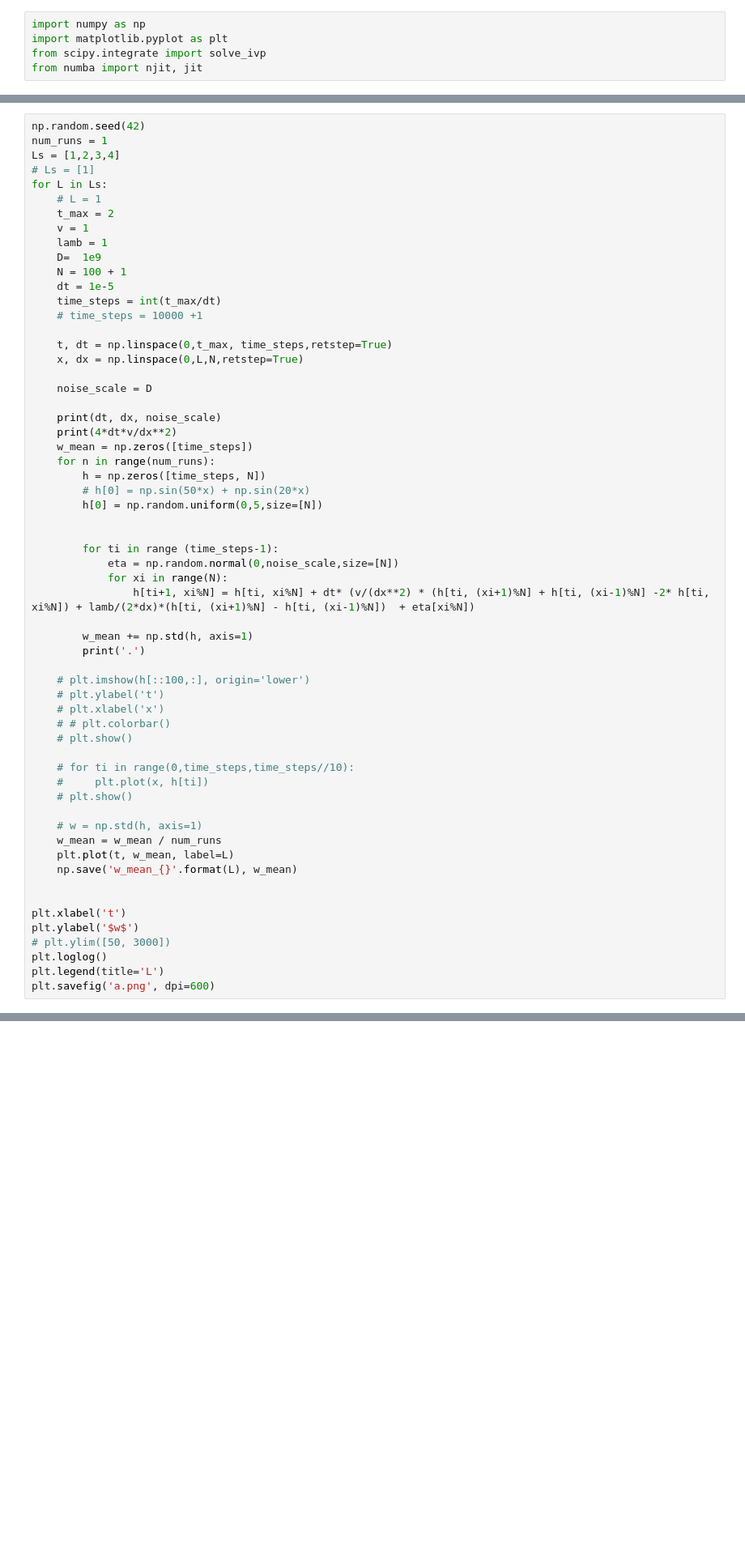
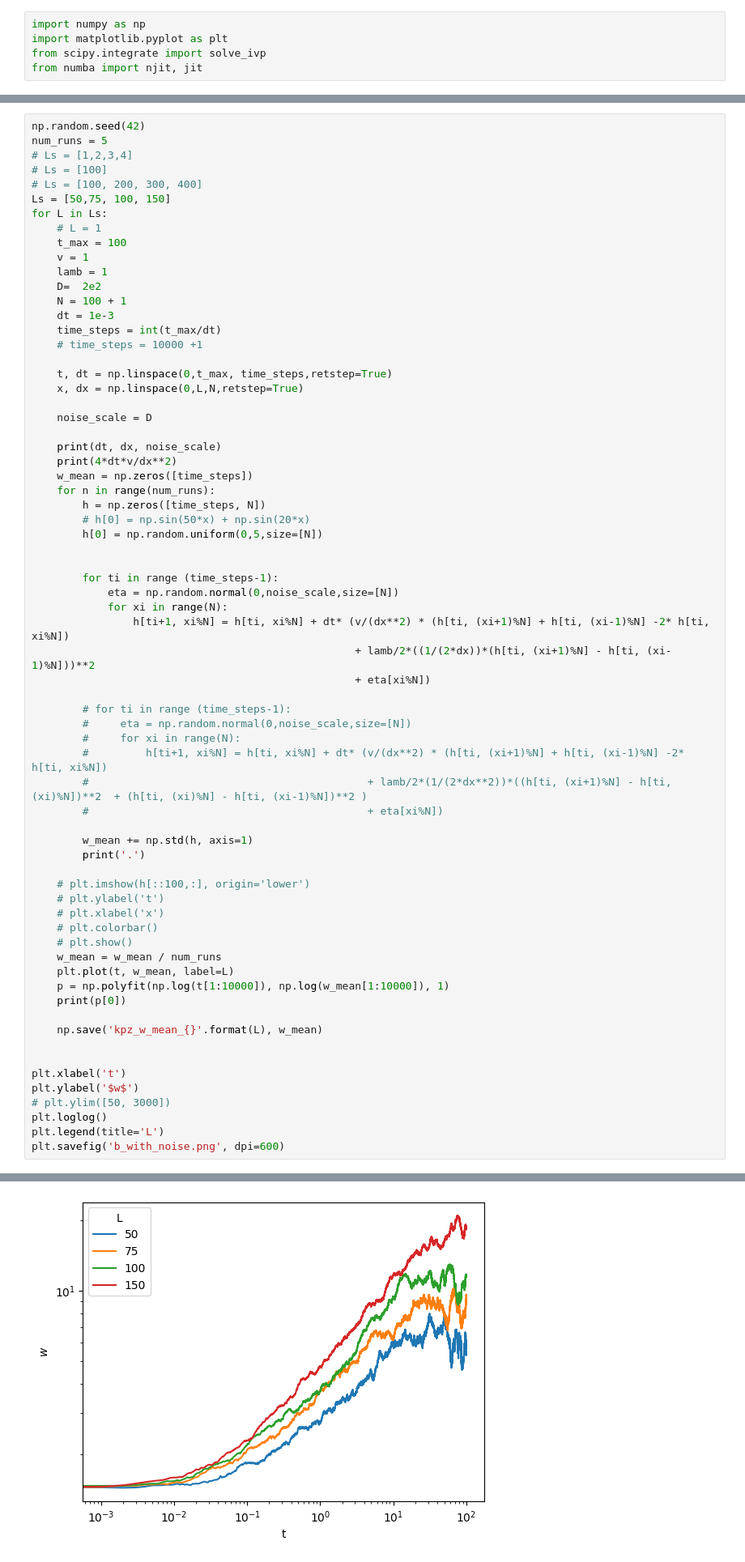
Before and after one commit to PaulJungnickel/SoftActiveMatter, a Jupyter notebook: week6/Sheet12.ipynb, the cells around one changed output, grey strips where cells are left out. Shown at 81% size. Drawn from its saved outputs; the diff is of its cells as text; blank space fills up the shorter version.

```diff
--- a/week6/Sheet12.ipynb
+++ b/week6/Sheet12.ipynb
@@ -117,16 +197,18 @@ plt.savefig('a.png', dpi=600)
 # %%
 np.random.seed(42)
-num_runs = 1
-Ls = [1,2,3,4]
-# Ls = [1]
+num_runs = 5
+# Ls = [1,2,3,4]
+# Ls = [100]
+# Ls = [100, 200, 300, 400]
+Ls = [50,75, 100, 150]
 for L in Ls:
     # L = 1
-    t_max = 2
+    t_max = 100
     v = 1
     lamb = 1
-    D=  1e9
+    D=  2e2
     N = 100 + 1
-    dt = 1e-5
+    dt = 1e-3
     time_steps = int(t_max/dt)
     # time_steps = 10000 +1
 
@@ -147,7 +229,16 @@ for L in Ls:
         for ti in range (time_steps-1):
             eta = np.random.normal(0,noise_scale,size=[N])
             for xi in range(N):
-                h[ti+1, xi%N] = h[ti, xi%N] + dt* (v/(dx**2) * (h[ti, (xi+1)%N] + h[ti, (xi-1)%N] -2* h[ti, xi%N]) + lamb/(2*dx)*(h[ti, (xi+1)%N] - h[ti, (xi-1)%N])  + eta[xi%N])
+                h[ti+1, xi%N] = h[ti, xi%N] + dt* (v/(dx**2) * (h[ti, (xi+1)%N] + h[ti, (xi-1)%N] -2* h[ti, xi%N])
+                                                   + lamb/2*((1/(2*dx))*(h[ti, (xi+1)%N] - h[ti, (xi-1)%N]))**2
+                                                   + eta[xi%N])
+
+        # for ti in range (time_steps-1):
+        #     eta = np.random.normal(0,noise_scale,size=[N])
+        #     for xi in range(N):
+        #         h[ti+1, xi%N] = h[ti, xi%N] + dt* (v/(dx**2) * (h[ti, (xi+1)%N] + h[ti, (xi-1)%N] -2* h[ti, xi%N])
+        #                                            + lamb/2*(1/(2*dx**2))*((h[ti, (xi+1)%N] - h[ti, (xi)%N])**2  + (h[ti, (xi)%N] - h[ti, (xi-1)%N])**2 )
+        #                                            + eta[xi%N])
 
         w_mean += np.std(h, axis=1)
         print('.')
@@ -155,17 +246,14 @@ for L in Ls:
     # plt.imshow(h[::100,:], origin='lower')
     # plt.ylabel('t')
     # plt.xlabel('x')
-    # # plt.colorbar()
+    # plt.colorbar()
     # plt.show()
-
-    # for ti in range(0,time_steps,time_steps//10):
-    #     plt.plot(x, h[ti])
-    # plt.show()
-
-    # w = np.std(h, axis=1)
     w_mean = w_mean / num_runs
     plt.plot(t, w_mean, label=L)
-    np.save('w_mean_{}'.format(L), w_mean)
+    p = np.polyfit(np.log(t[1:10000]), np.log(w_mean[1:10000]), 1)
+    print(p[0])
+
+    np.save('kpz_w_mean_{}'.format(L), w_mean)
 
 
 plt.xlabel('t')
@@ -173,4 +261,5 @@ plt.ylabel('$w$')
 # plt.ylim([50, 3000])
 plt.loglog()
 plt.legend(title='L')
-plt.savefig('a.png', dpi=600)
+plt.savefig('b_with_noise.png', dpi=600)
+# %% [output]
@@ -176,0 +283 @@ plt.savefig('a.png', dpi=600)
+[figure, added]
```
Also changed, not shown: parts of 5 cells of this notebook, 13 other files.
